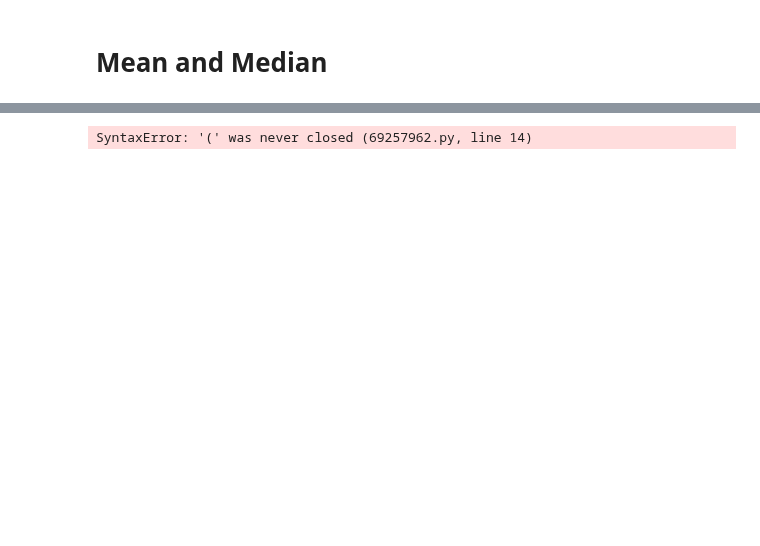
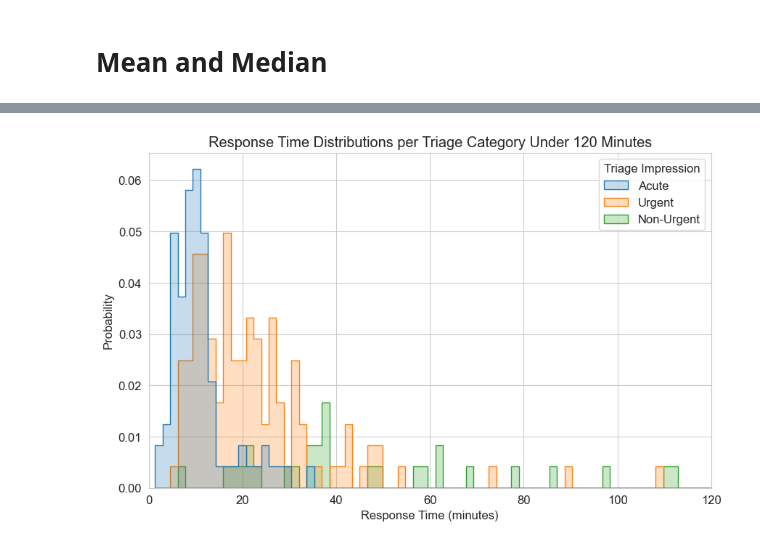
Before and after one commit to Emergency-Optimizers/Data-Processing, a Jupyter notebook: source/simulator_analysis/temp_simulator_analysis.ipynb, the cells around one changed output, grey strips where cells are left out. Drawn from its saved outputs; the diff is of its cells as text; code cells hidden in the pictures; blank space fills up the shorter version.

```diff
--- a/source/simulator_analysis/temp_simulator_analysis.ipynb
+++ b/source/simulator_analysis/temp_simulator_analysis.ipynb
@@ -95,32 +134,32 @@ stats
 # %%
-data['total_response_time_minutes'] = data['total_response_time'] / 60
+data['total_response_time_minutes'] = data['total_response_time']
 
 category_mapping = {
     'A': 'Acute',
     'H': 'Urgent',
     'V1': 'Non-Urgent'
 }
 
 data['Triage Impression'] = data['triage_impression_during_call'].map(category_mapping)
 
 sns.set_style("whitegrid")
 plt.figure(figsize=(10, 6))
 
 hist_plot = sns.histplot(
     data=data,
     x='total_response_time_minutes',  # Updated to use minutes
     hue='Triage Impression',
     element="step",
     stat="probability",
     common_norm=True,
     palette="tab10",
     bins=100
-
+)
 plt.title('Response Time Distributions per Triage Category Under 120 Minutes')
 plt.xlabel('Response Time (minutes)')
 plt.ylabel('Probability')
 plt.xlim(left=0, right=120)
 
 plt.show()
 # %% [output]
-SyntaxError: '(' was never closed (69257962.py, line 14)
+[figure, added]
```
Also changed, not shown: parts of 13 cells of this notebook, 5 other files.
